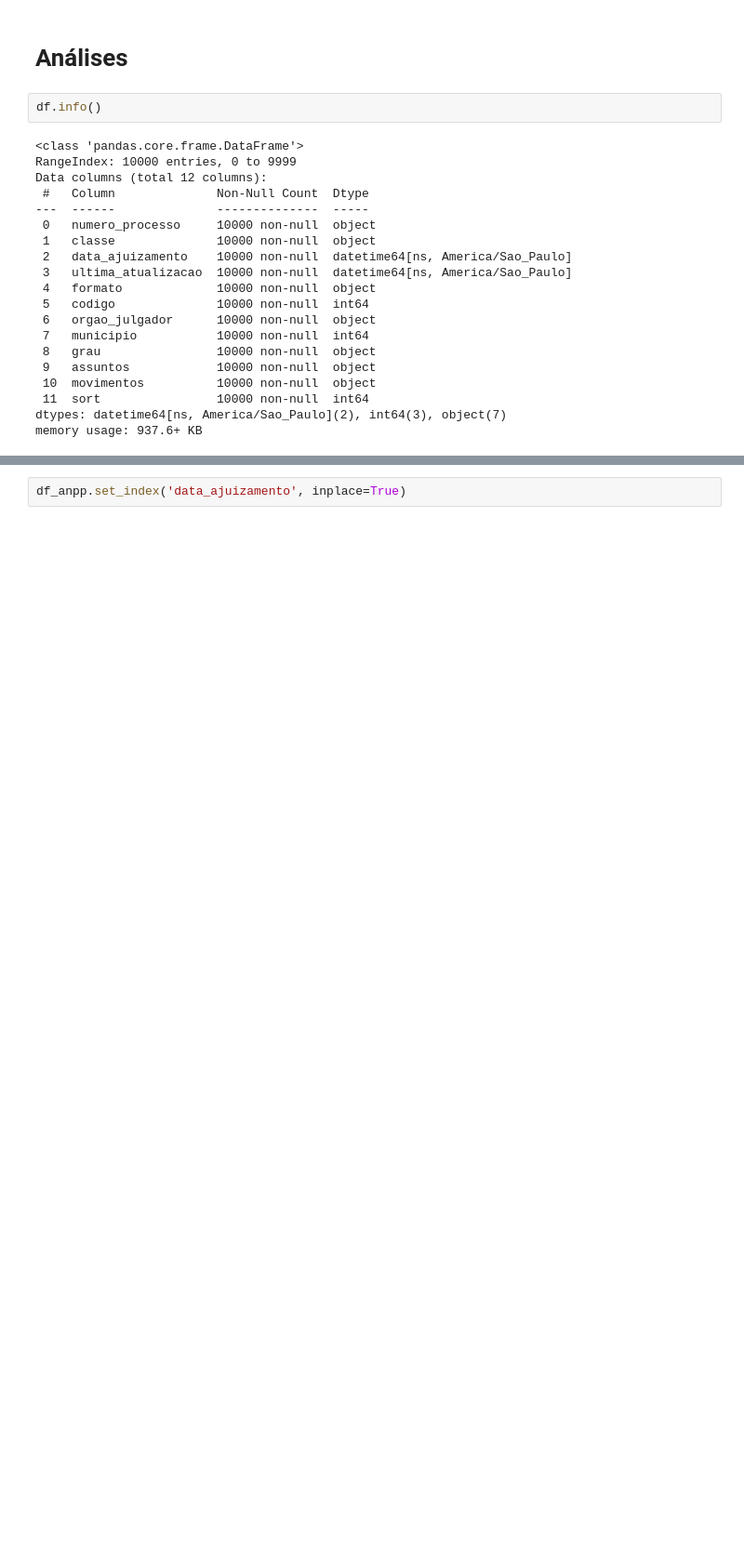
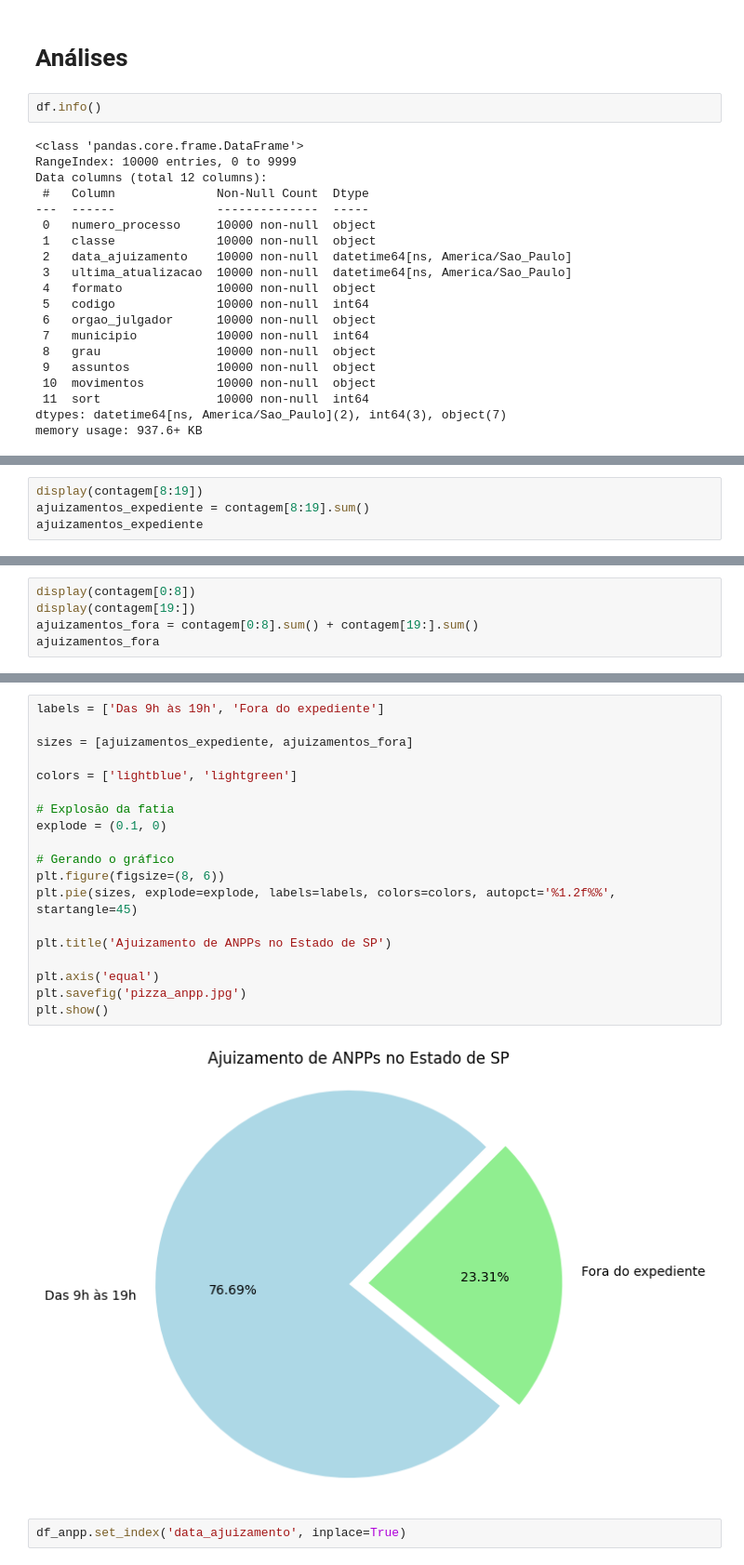
Before and after one commit to jespimentel/api_cnj, a Jupyter notebook: anpp.ipynb, the cells around one changed output, grey strips where cells are left out. Shown: that part at 93% size. Cells and saved outputs as stored; diff of their text form; blank space fills up the shorter version.

```diff
--- a/anpp.ipynb
+++ b/anpp.ipynb
@@ -199,0 +203,4 @@ plt.show()
+# %%
+display(contagem[8:19])
+ajuizamentos_expediente = contagem[8:19].sum()
+ajuizamentos_expediente
@@ -199,0 +221,5 @@ plt.show()
+# %%
+display(contagem[0:8])
+display(contagem[19:])
+ajuizamentos_fora = contagem[0:8].sum() + contagem[19:].sum()
+ajuizamentos_fora
@@ -200,3 +242,24 @@ plt.show()
+# %%
+labels = ['Das 9h às 19h', 'Fora do expediente']
+
+sizes = [ajuizamentos_expediente, ajuizamentos_fora]
+
+colors = ['lightblue', 'lightgreen']
+
+# Explosão da fatia
+explode = (0.1, 0)
+
+# Gerando o gráfico
+plt.figure(figsize=(8, 6))
+plt.pie(sizes, explode=explode, labels=labels, colors=colors, autopct='%1.2f%%', startangle=45)
+
+plt.title('Ajuizamento de ANPPs no Estado de SP')
+
+plt.axis('equal')
+plt.savefig('pizza_anpp.jpg')
+plt.show()
+# %% [output]
+[figure, added]
 # %%
 df_anpp.set_index('data_ajuizamento', inplace=True)
 # %%
```
Also changed, not shown: parts of 14 cells of this notebook.
